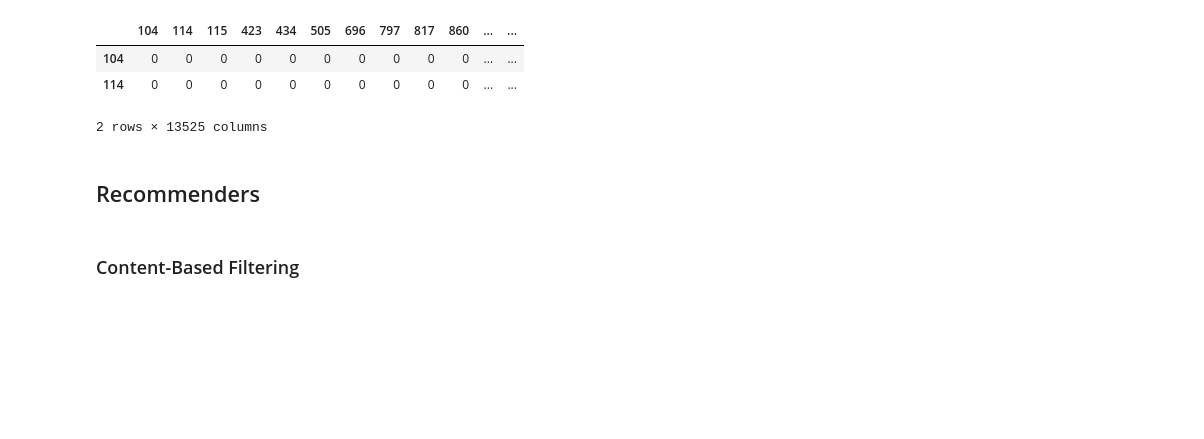
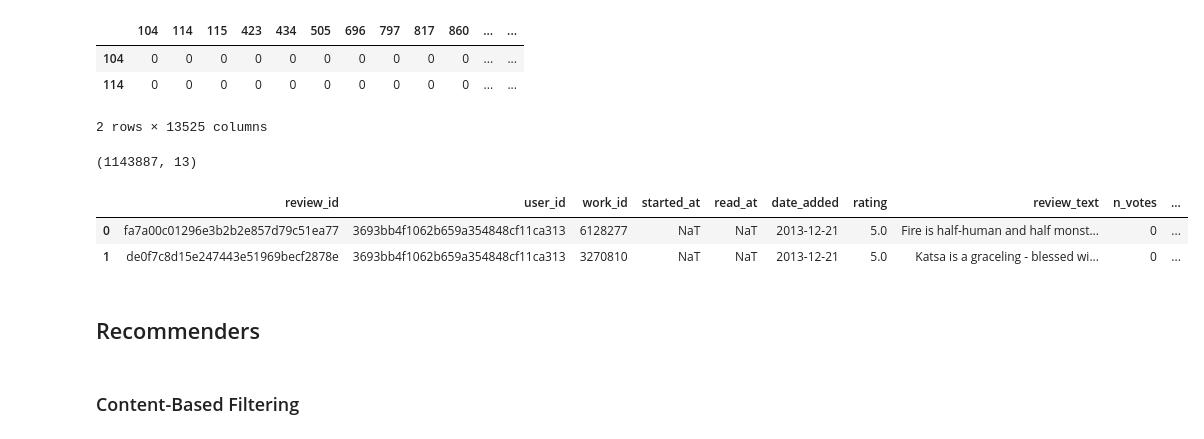
Before and after one commit to rara-ch/GoodreadsReadingList_RecommenderProject, a Jupyter notebook: JupyterNotebooks/Recommender.ipynb, the cells around one changed output. Saved outputs shown, nothing was run; the diff lists cells and outputs as text; code cells hidden in the pictures; blank space fills up the shorter version.

```diff
--- a/JupyterNotebooks/Recommender.ipynb
+++ b/JupyterNotebooks/Recommender.ipynb
@@ -67,6 +71,20 @@ similar_books.head(2)
 | 104 | 0 | 0 | 0 | 0 | 0 | 0 | 0 | 0 | 0 | 0 | ... | ... |
 | 114 | 0 | 0 | 0 | 0 | 0 | 0 | 0 | 0 | 0 | 0 | ... | ... |
 2 rows × 13525 columns
+# %%
+# Read in the reviews table
+reviews = pd.read_pickle('../Data/reviews.pkl')
+
+# Look at the shape of the reviews table
+print(reviews.shape)
+
+# Look at the head of the reviews table
+reviews.head(2)
+# %% [output]
+(1143887, 13)
+|  | review_id | user_id | work_id | started_at | read_at | date_added | rating | review_text | n_votes | ... |
+| 0 | fa7a00c01296e3b2b2e857d79c51ea77 | 3693bb4f1062b659a354848cf11ca313 | 6128277 | NaT | NaT | 2013-12-21 | 5.0 | Fire is half-human and half monst... | 0 | ... |
+| 1 | de0f7c8d15e247443e51969becf2878e | 3693bb4f1062b659a354848cf11ca313 | 3270810 | NaT | NaT | 2013-12-21 | 5.0 | Katsa is a graceling - blessed wi... | 0 | ... |
 # %% [markdown]
 ## Recommenders
 # %% [markdown]
```
Also changed, not shown: parts of 14 cells of this notebook, 4 other files.
